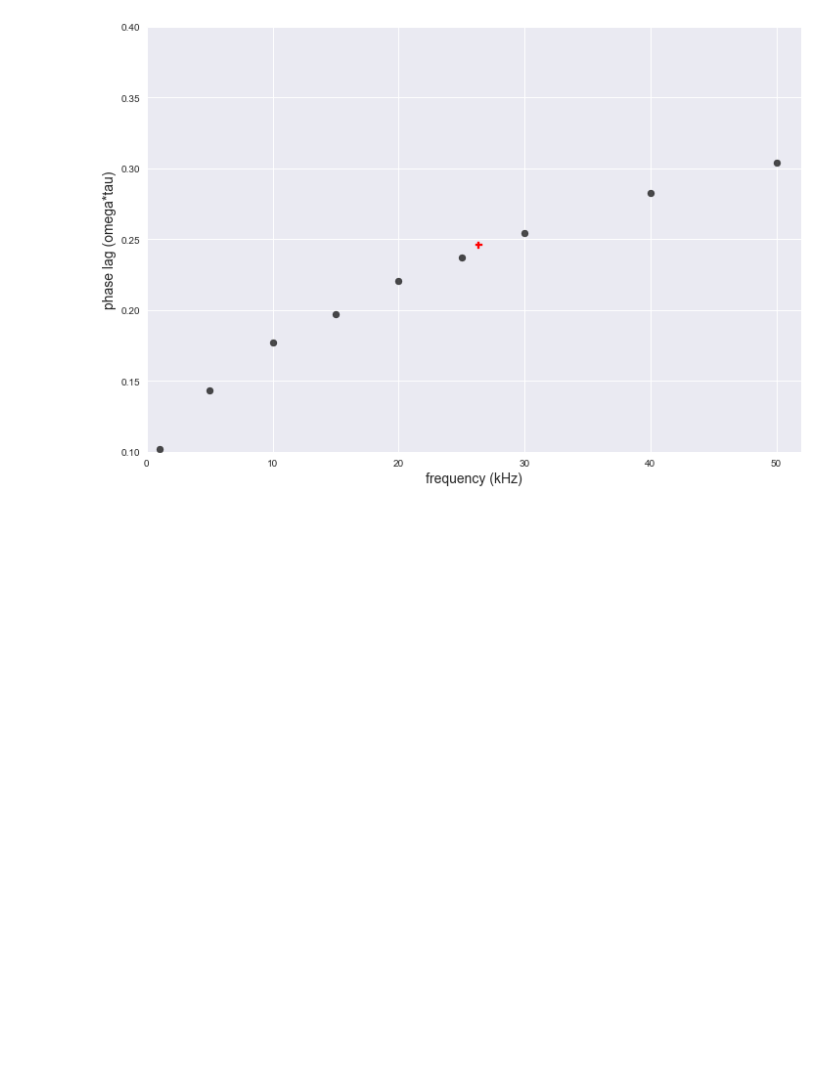
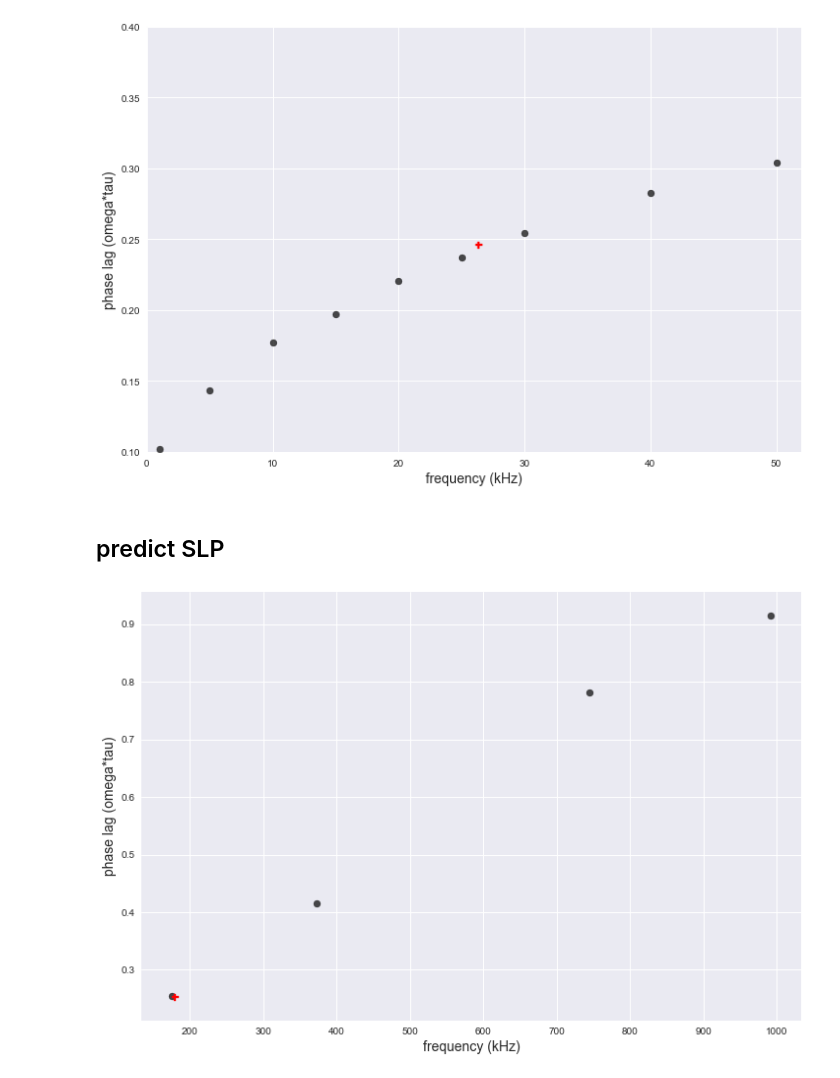
Before and after one commit to cshasha/nano-learn, a Jupyter notebook: nano_learn.ipynb, the cells around one changed output. Drawn from its saved outputs; the diff is of its cells as text; code cells hidden in the pictures; blank space fills up the shorter version.

```diff
--- a/nano_learn.ipynb
+++ b/nano_learn.ipynb
@@ -142 +146,11 @@ for index, row in sdata.iterrows():
+# %%
+dfs = []
+
+for f in os.listdir('SLP'):
+    if f[-1] == 'v':
+        filename = 'SLP/' + f
+        filedata = pd.read_csv(filename, delimiter=',')
+        dfs.append(pd.DataFrame(filedata))
+
+slpdata = pd.concat(dfs)
 # %% [markdown]
@@ -155,0 +170,10 @@ print(model.score(X_train,Y_train))
+# %%
+mlslpdata = slpdata[(slpdata['alpha'] == 1)]
+X = mlslpdata[['field','frequency','size', 'K']]
+Y = mlslpdata[['SLP']]
+X_train, X_test , Y_train , Y_test = train_test_split(X,Y,test_size=0.15,random_state=26)
+modelS = RandomForestRegressor(n_estimators=100, max_features=3)
+modelS.fit(X_train, Y_train.values.ravel())
+#s = pickle.dumps(model)
+#model2 = pickle.loads(s)
+print(modelS.score(X_train,Y_train))
@@ -179,3 +205,31 @@ ylim(0.1,0.4)
 show()
 # %% [output]
 [figure]
+# %% [markdown]
+## predict SLP
+# %%
+field = 6
+frequency = 180
+size = 25
+K = 4
+
+field_sub = 6
+size_sub = 25
+K_sub = 4
+
+p = modelS.predict([[field,frequency,size, K]])
+sub = mlslpdata[(mlslpdata['field'] == field_sub) & (mlslpdata['size'] == size_sub)& (mlslpdata['K'] == K_sub)]
+sub = sub.sort_values(by=['frequency'])
+
+fig, ax = pl.subplots(figsize=(12,8))
+
+scatter(sub['frequency'], sub['SLP'],c="black",alpha=0.7)
+scatter(frequency, p, marker='P',c="red")
+ylabel('phase lag (omega*tau)',fontsize=14)
+xlabel('frequency (kHz)',fontsize=14)
+
+#xlim(0,52)
+#ylim(0.1,0.4)
+show()
+# %% [output]
+[figure, added]
```
Also changed, not shown: parts of 6 cells of this notebook.
